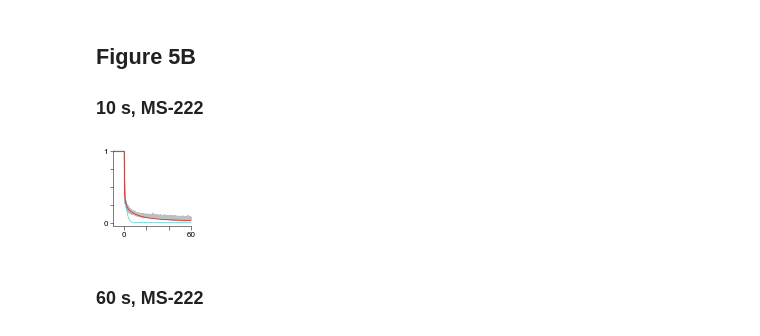
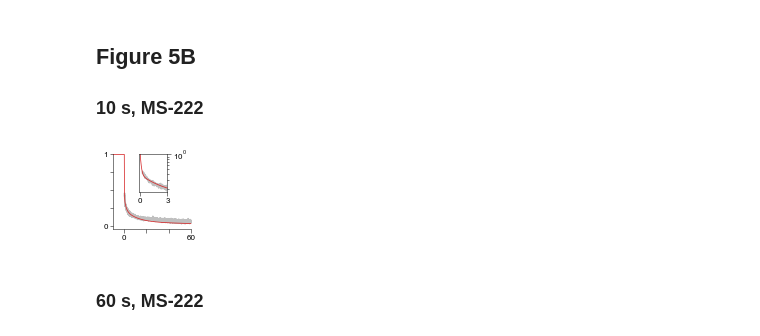
Before and after one commit to goldman-lab/oculomotor-response-timescales, a Jupyter notebook: analysis/anesthetized/anesthetized-deconv.ipynb, the cells around one changed output. Saved outputs shown, nothing was run; the diff lists cells and outputs as text; code cells hidden in the pictures.

```diff
--- a/analysis/anesthetized/anesthetized-deconv.ipynb
+++ b/analysis/anesthetized/anesthetized-deconv.ipynb
@@ -128,7 +128,7 @@ for i in range(len(ms222_traces)):
     timeconstants = fit_fits[num_components-1,0][best_trace_ind, num_components:]
 
     # load coefficients from linear blind deconvolution
-    deconv_file = sio.loadmat('deconv/results/MS-222/'+trace+'/distributed/linear.mat')
+    deconv_file = sio.loadmat('deconv/results/MS-222/distributed/'+trace+'.mat')
     best_plants_ms222[i,:] = np.concatenate((deconv_file['c'][0], timeconstants))
     aucs_ms222[i,:] = calculateAUC(best_plants_ms222[i,:], T=60, normalized=True)
 # %%
@@ -332,27 +332,47 @@ pe_long_plot = np.concatenate((pe_long_deconv_pre, pe_long[1:]))
 # %% [markdown]
 ## Figure 5B
 ### 10 s, MS-222
+# %%
+dt = 72*2e-4
+
+t_start_example_full = len(trange_short_deconv_pre)-1
+t_final_plot = int(3/dt)
+t_final_example_full = t_start_example_full + int(3/dt)
 # %%
 fig = plt.figure(figsize=(1.3,1.3))
 ax = plt.gca() # plt.subplot(1,2,1)
 ax.spines['right'].set_visible(False)
 ax.spines['top'].set_visible(False)
 
-plt.plot(trange_short_plot-10, pe_short_plot, color=(0.75, 0.75, 0.75, 1),clip_on=False)
-plt.plot(trange_short_deconv-10, reconstr_fast_short,c='C9', linewidth=0.5, clip_on=False)
+# plt.plot(trange_short_plot-10, pe_short_plot, color=(0.75, 0.75, 0.75, 1),clip_on=False)
+plt.plot(trange[1:], pe_short[1:], c=(0.75,)*3,clip_on=False)
+# plt.plot(trange_short_deconv-10, reconstr_fast_short,c='C9', linewidth=0.5, clip_on=False)
 plt.plot(trange_short_deconv-10, reconstr_best_short, c='C3', clip_on=False, linewidth=0.75)
 
 
 plt.xlim([-10, 60])
 plt.ylim([-0.05,1])
 
 ax.set_xticks([0, 20, 40, 60])
 ax.set_xticklabels([0, '','',60])
 ax.set_yticks(np.linspace(0, 1, 5))
 ax.set_yticklabels([0, '','','',1])
 
+ax1 = plt.axes([.4, .58, 0.3, .4])
+plt.yscale('log')
+plt.plot(trange[1:t_final_plot], pe_short[1:t_final_plot], color=(0.75,)*3)
+# plt.plot(trange_short_deconv[t_start_example_full:t_final_example_full]-10, reconstr_fast_short[t_start_example_full:t_final_example_full],c='C9', linewidth=0.5)
+plt.plot(trange_short_deconv[t_start_example_full:t_final_example_full]-10, reconstr_best_short[t_start_example_full:t_final_example_full], c='C3', clip_on=False, linewidth=0.75)
+
+ax1.set_ylim([1.75e-1, 1])
+ax1.set_xlim([-0.1, 3])
+ax1.set_yticklabels([],minor=True)
+ax1.yaxis.tick_right()
+ax1.set_xticks([0, 3])
+ax1.set_xticklabels([0,3])
+
 plt.subplots_adjust(left = 0.12, top = 0.98, bottom=0.18, right=0.95, wspace=0.3)
 # %% [output]
-[figure, old version]
+[figure, new version]
 # %% [markdown]
 ### 60 s, MS-222
```
Also changed, not shown: parts of 9 cells of this notebook, 7 other files.
